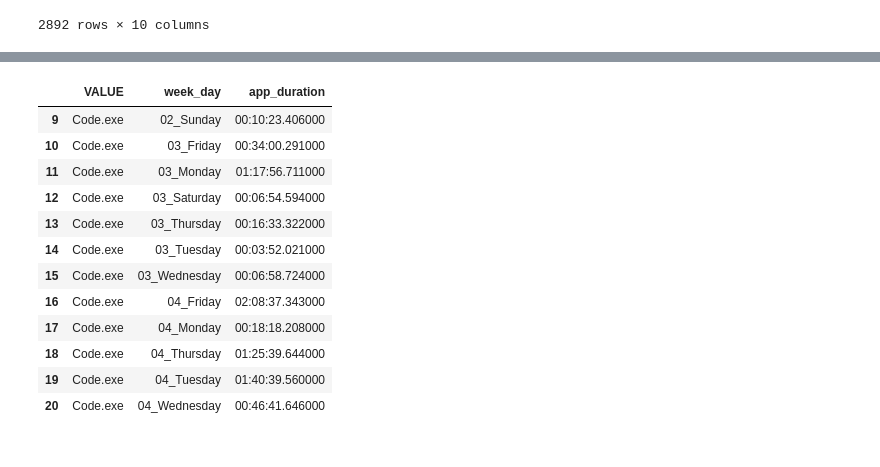
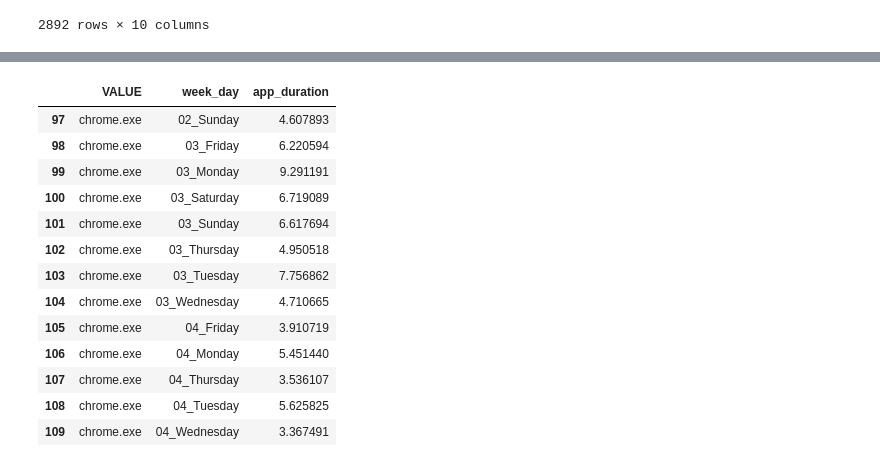
Before and after one commit to miloncl/System-Usage-Analysis, a Jupyter notebook: Process and EDA.ipynb, the cells around one changed output, grey strips where cells are left out. Drawn from its saved outputs; the diff is of its cells as text; code cells hidden in the pictures.

```diff
--- a/Process and EDA.ipynb
+++ b/Process and EDA.ipynb
@@ -195,8 +202,6 @@ duration_series
 2890   00:00:02.023000
 2891   00:00:09.105000
 Name: MEASUREMENT_TIME, Length: 2891, dtype: timedelta64[ns]
-# %%
-df = df.reset_index()
 # %%
 df
 # %% [output]
@@ -223,16 +244,21 @@ app_delta_time = df.groupby(['VALUE', 'week_day'])['app_duration'].sum().reset_i
+# %%
+duration_in_hours = app_delta_time['app_duration'].apply(lambda x: x.total_seconds() / 3600)
+# %%
+app_delta_time = app_delta_time.assign(app_duration = duration_in_hours)
 # %%
-app_delta_time[app_delta_time['VALUE'] == 'Code.exe']
+app_delta_time[app_delta_time['VALUE'] == 'chrome.exe']
 # %% [output]
 |  | VALUE | week_day | app_duration |
-| 9 | Code.exe | 02_Sunday | 00:10:23.406000 |
-| 10 | Code.exe | 03_Friday | 00:34:00.291000 |
-| 11 | Code.exe | 03_Monday | 01:17:56.711000 |
-| 12 | Code.exe | 03_Saturday | 00:06:54.594000 |
-| 13 | Code.exe | 03_Thursday | 00:16:33.322000 |
-| 14 | Code.exe | 03_Tuesday | 00:03:52.021000 |
-| 15 | Code.exe | 03_Wednesday | 00:06:58.724000 |
-| 16 | Code.exe | 04_Friday | 02:08:37.343000 |
-| 17 | Code.exe | 04_Monday | 00:18:18.208000 |
-| 18 | Code.exe | 04_Thursday | 01:25:39.644000 |
-| 19 | Code.exe | 04_Tuesday | 01:40:39.560000 |
-| 20 | Code.exe | 04_Wednesday | 00:46:41.646000 |
+| 97 | chrome.exe | 02_Sunday | 4.607893 |
+| 98 | chrome.exe | 03_Friday | 6.220594 |
+| 99 | chrome.exe | 03_Monday | 9.291191 |
+| 100 | chrome.exe | 03_Saturday | 6.719089 |
+| 101 | chrome.exe | 03_Sunday | 6.617694 |
+| 102 | chrome.exe | 03_Thursday | 4.950518 |
+| 103 | chrome.exe | 03_Tuesday | 7.756862 |
+| 104 | chrome.exe | 03_Wednesday | 4.710665 |
+| 105 | chrome.exe | 04_Friday | 3.910719 |
+| 106 | chrome.exe | 04_Monday | 5.451440 |
+| 107 | chrome.exe | 04_Thursday | 3.536107 |
+| 108 | chrome.exe | 04_Tuesday | 5.625825 |
+| 109 | chrome.exe | 04_Wednesday | 3.367491 |
```
Also changed, not shown: parts of 29 cells of this notebook.
